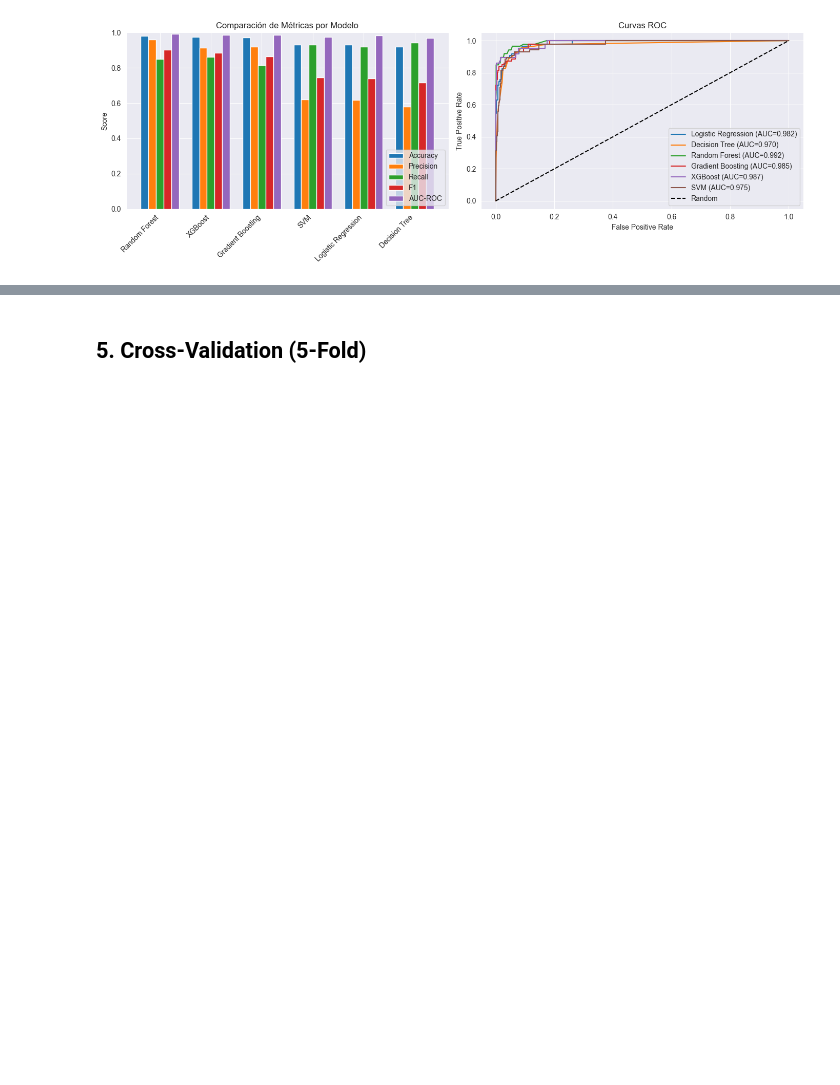
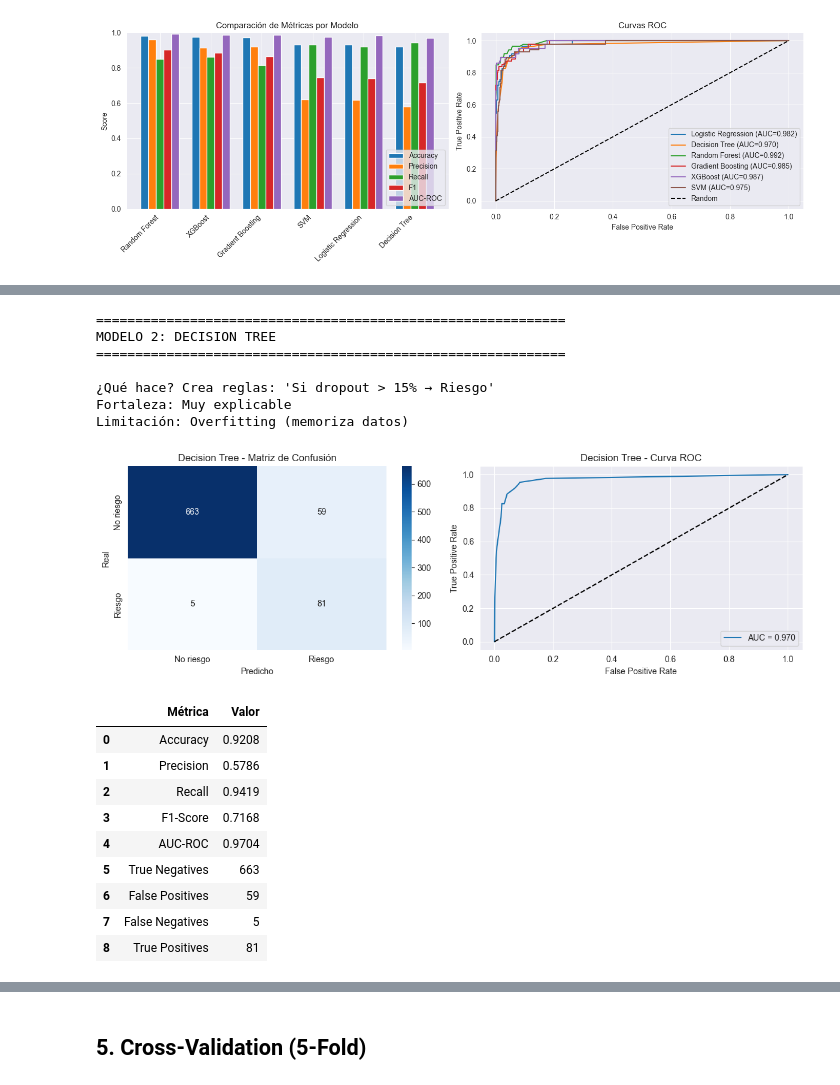
Before and after one commit to jorge-ivan-jimenez-reyes/MachineLearning, a Jupyter notebook: Proyecto/grad_rate_models.ipynb, the cells around one changed output, grey strips where cells are left out. Drawn from its saved outputs; the diff is of its cells as text; code cells hidden in the pictures; blank space fills up the shorter version.

```diff
--- a/Proyecto/grad_rate_models.ipynb
+++ b/Proyecto/grad_rate_models.ipynb
@@ -170,0 +215,30 @@ plt.show()
+# %%
+# 4.2 DECISION TREE
+print("="*60)
+print("MODELO 2: DECISION TREE")
+print("="*60)
+print("""
+¿Qué hace? Crea reglas: 'Si dropout > 15% → Riesgo'
+Fortaleza: Muy explicable
+Limitación: Overfitting (memoriza datos)
+""")
+plot_model_analysis('Decision Tree', models['Decision Tree'], X_test, y_test)
+# %% [output]
+============================================================
+MODELO 2: DECISION TREE
+============================================================
+
+¿Qué hace? Crea reglas: 'Si dropout > 15% → Riesgo'
+Fortaleza: Muy explicable
+Limitación: Overfitting (memoriza datos)
+[figure, added]
+|  | Métrica | Valor |
+| 0 | Accuracy | 0.9208 |
+| 1 | Precision | 0.5786 |
+| 2 | Recall | 0.9419 |
+| 3 | F1-Score | 0.7168 |
+| 4 | AUC-ROC | 0.9704 |
+| 5 | True Negatives | 663 |
+| 6 | False Positives | 59 |
+| 7 | False Negatives | 5 |
+| 8 | True Positives | 81 |
```
Also changed, not shown: parts of 10 cells of this notebook, 6 other files.
